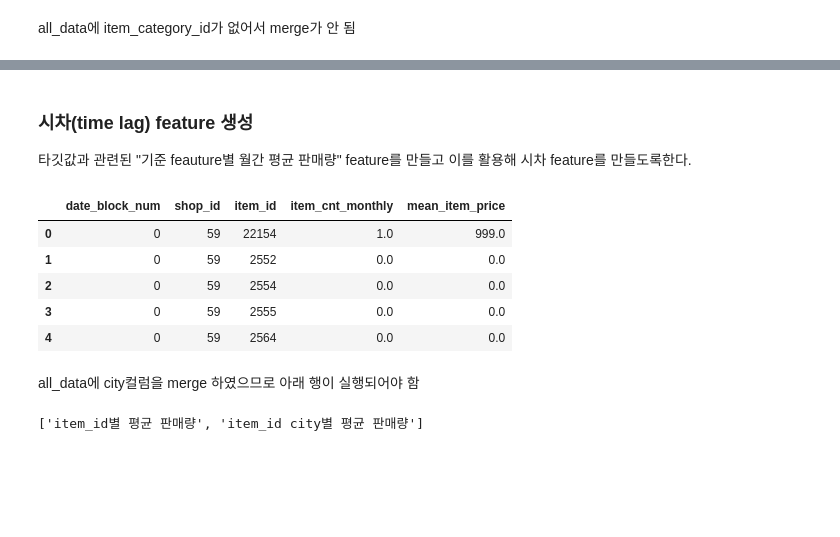
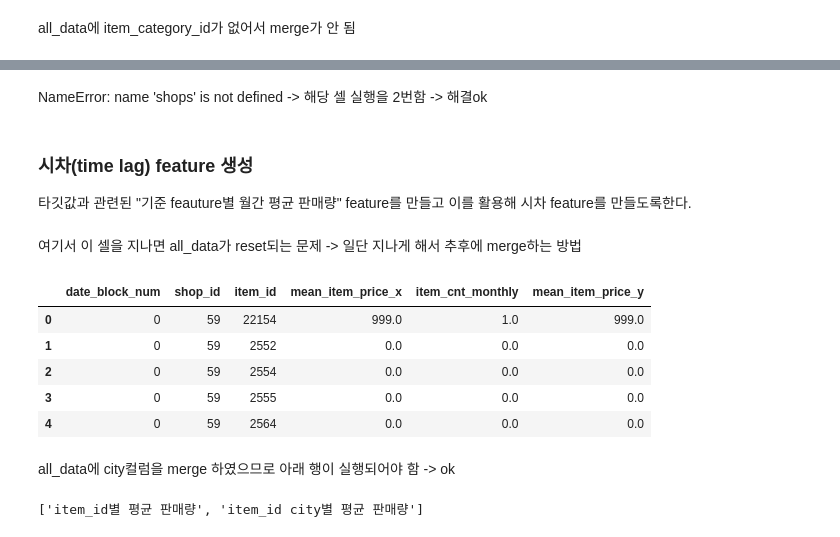
Before and after one commit to Youngeunzzi/DATATHON, a Jupyter notebook: ML.ipynb, the cells around one changed output, grey strips where cells are left out. Cells and saved outputs as stored; diff of their text form; code cells hidden in the pictures; blank space fills up the shorter version.

```diff
--- a/ML.ipynb
+++ b/ML.ipynb
@@ -556,3 +635,5 @@ gc.collect();
+# %% [markdown]
+NameError: name 'shops' is not defined -> 해당 셀 실행을 2번함 -> 해결ok
 # %% [markdown]
 ### 시차(time lag) feature 생성
 타깃값과 관련된 "기준 feauture별 월간 평균 판매량" feature를 만들고 이를 활용해 시차 feature를 만들도록한다.
@@ -586,21 +667,28 @@ def add_mean_features(df, mean_features, idx_features):
 
     return df, mean_features
 # %%
-# 테스트 데이터 월ID를 34로 설정
-test['date_block_num'] = 34
+# # 테스트 데이터 월ID를 34로 설정
+# test['date_block_num'] = 34
 
-# train과 test 이어붙이기
-all_data = pd.concat([train, test.drop('ID', axis=1)],
-                     ignore_index=True,
-                     keys=idx_features)
-# 결측값을 0으로 대체
-all_data = all_data.fillna(0)
+# # train과 test 이어붙이기
+# all_data = pd.concat([train, test.drop('ID', axis=1)],
+#                      ignore_index=True,
+#                      keys=idx_features)
+# # 결측값을 0으로 대체
+# all_data = all_data.fillna(0)
 
-all_data.head()
+# all_data.head()
-# %% [output]
-|  | date_block_num | shop_id | item_id | item_cnt_monthly | mean_item_price |
-| 0 | 0 | 59 | 22154 | 1.0 | 999.0 |
-| 1 | 0 | 59 | 2552 | 0.0 | 0.0 |
-| 2 | 0 | 59 | 2554 | 0.0 | 0.0 |
-| 3 | 0 | 59 | 2555 | 0.0 | 0.0 |
-| 4 | 0 | 59 | 2564 | 0.0 | 0.0 |
+# %% [markdown]
+여기서 이 셀을 지나면 all_data가 reset되는 문제 -> 일단 지나게 해서 추후에 merge하는 방법
+# %%
+test['date_block_num'] = 34
+all_data = pd.concat([train, test.drop('ID', axis=1)], ignore_index=True)
+all_data = all_data.fillna(0)
+all_data.head()
+# %% [output]
+|  | date_block_num | shop_id | item_id | mean_item_price_x | item_cnt_monthly | mean_item_price_y |
+| 0 | 0 | 59 | 22154 | 999.0 | 1.0 | 999.0 |
+| 1 | 0 | 59 | 2552 | 0.0 | 0.0 | 0.0 |
+| 2 | 0 | 59 | 2554 | 0.0 | 0.0 | 0.0 |
+| 3 | 0 | 59 | 2555 | 0.0 | 0.0 | 0.0 |
+| 4 | 0 | 59 | 2564 | 0.0 | 0.0 | 0.0 |
@@ -612,7 +711,7 @@ shop_city = df_train[['shop_id', 'city']].drop_duplicates()
 # all_data에 병합 (중복 컬럼 방지)
 all_data = all_data.merge(shop_city, on='shop_id', how='left')
 # %% [markdown]
-all_data에 city컬럼을 merge 하였으므로 아래 행이 실행되어야 함
+all_data에 city컬럼을 merge 하였으므로 아래 행이 실행되어야 함 -> ok
 # %%
 # 그룹화 기준 피처 중 '상품ID'가 포함된 파생 피처명을 담을 리스트
 item_mean_features = []
```
Also changed, not shown: parts of 57 cells of this notebook.
